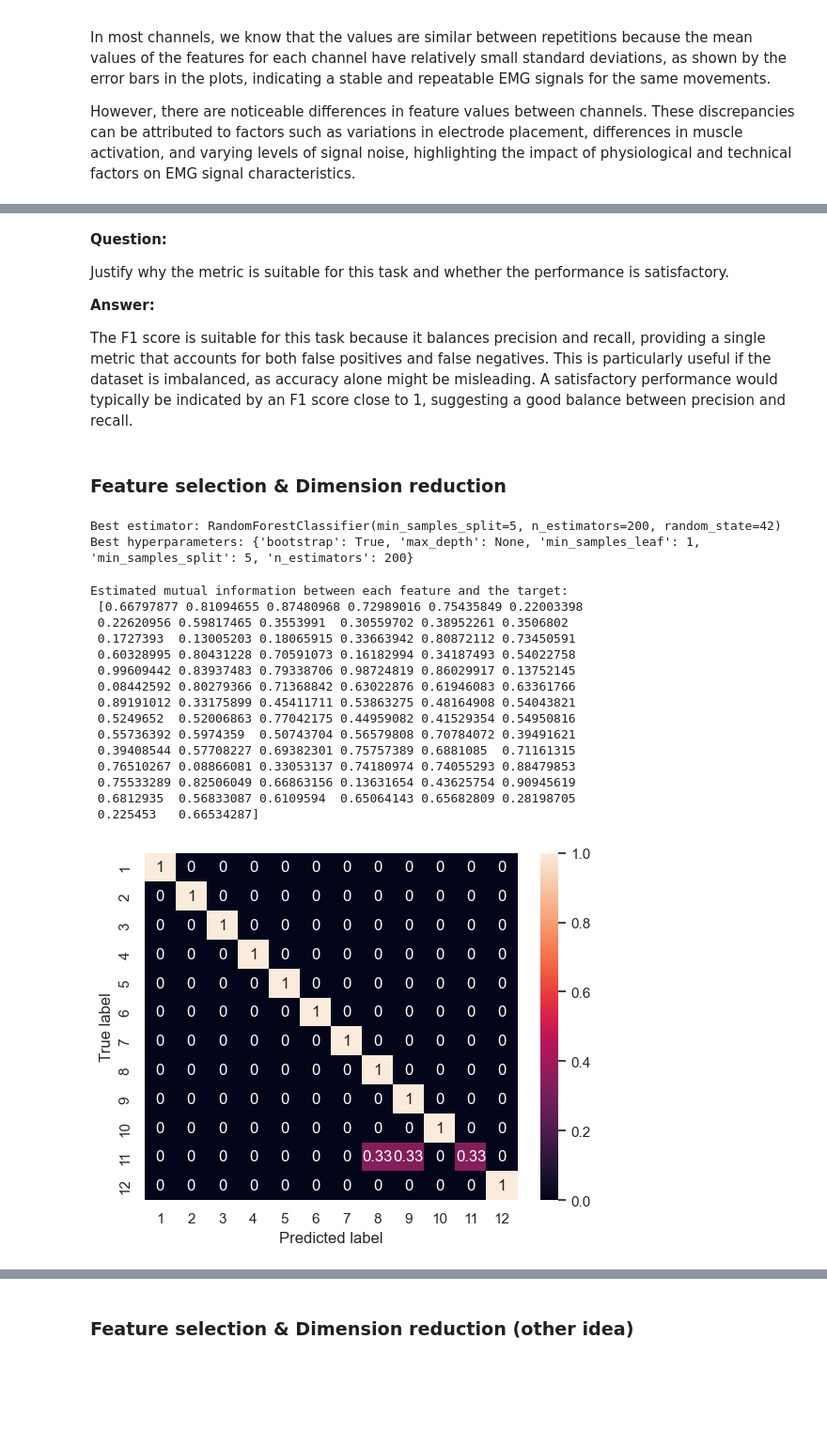
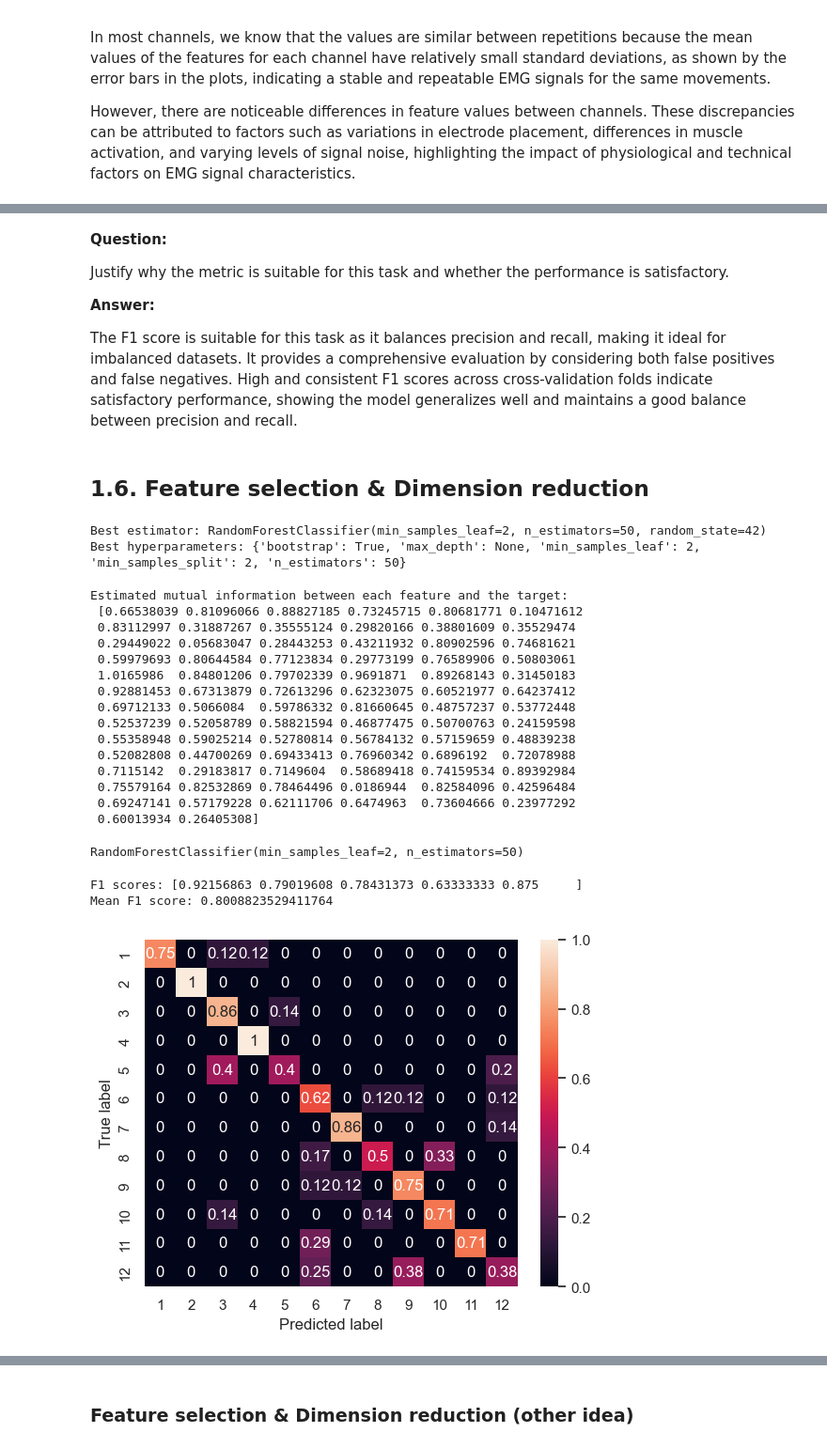
Before and after one commit to MetthewB/NSSP_Project2, a Jupyter notebook: scripts/part1.ipynb, the cells around one changed output, grey strips where cells are left out. Shown at 94% size. Cells and saved outputs as stored; diff of their text form; code cells hidden in the pictures; blank space fills up the shorter version.

Commit message:
Updated features and classification

```diff
--- a/scripts/part1.ipynb
+++ b/scripts/part1.ipynb
@@ -69,0 +32,5 @@ dict_keys(['__header__', '__version__', '__globals__', 'subject', 'exercise', 's
+# %%
+base_zip_path = '../data/'
+extraction_dir = '../data/'
+subject_num = 2
+emg, stimulus, repetition = extract_and_load_mat_files(base_zip_path, extraction_dir, subject_num)
@@ -277,7 +260,7 @@ dataset, labels = build_dataset_from_ninapro(
     emg=emg,
     stimulus=stimulus,
     repetition=repetition,
-    features=[mav, std, maxav, rms, wl, ssc, mean_frequency, total_power],
+    features=[mav, std, maxav, rms, wl, ssc, dft_energy, median_frequency],
 )
 
 print(f"Dataset dimension: {dataset.shape}")
@@ -458,28 +435,28 @@ Justify why the metric is suitable for this task and whether the performance is
 
 **Answer:**
 
-The F1 score is suitable for this task because it balances precision and recall, providing a single metric that accounts for both false positives and false negatives. This is particularly useful if the dataset is imbalanced, as accuracy alone might be misleading. A satisfactory performance would typically be indicated by an F1 score close to 1, suggesting a good balance between precision and recall.
+The F1 score is suitable for this task as it balances precision and recall, making it ideal for imbalanced datasets. It provides a comprehensive evaluation by considering both false positives and false negatives. High and consistent F1 scores across cross-validation folds indicate satisfactory performance, showing the model generalizes well and maintains a good balance between precision and recall.
 # %% [markdown]
-### Feature selection & Dimension reduction
+## 1.6. Feature selection & Dimension reduction
 # %%
 # Define the parameter grid for RandomForestClassifier
 param_grid = {
-    "n_estimators": [50, 100, 200],
-    "max_depth": [None, 10, 20, 30],
+    "n_estimators": [25, 50, 100],
+    "max_depth": [None, 10, 20],
     "min_samples_split": [2, 5, 10],
     "min_samples_leaf": [1, 2, 4],
-    "bootstrap": [True, False]
+    "bootstrap": [True, False],
 }
 
 # Initialize GridSearchCV with RandomForestClassifier
-grid = GridSearchCV(RandomForestClassifier(random_state=42), param_grid, cv=5, n_jobs=-1)
+grid = GridSearchCV(RandomForestClassifier(random_state=42), param_grid)
 grid.fit(X_train_z, y_train)
 
 print(f"Best estimator: {grid.best_estimator_}")
 print(f"Best hyperparameters: {grid.best_params_}")
 # %% [output]
-Best estimator: RandomForestClassifier(min_samples_split=5, n_estimators=200, random_state=42)
-Best hyperparameters: {'bootstrap': True, 'max_depth': None, 'min_samples_leaf': 1, 'min_samples_split': 5, 'n_estimators': 200}
+Best estimator: RandomForestClassifier(min_samples_leaf=2, n_estimators=50, random_state=42)
+Best hyperparameters: {'bootstrap': True, 'max_depth': None, 'min_samples_leaf': 2, 'min_samples_split': 2, 'n_estimators': 50}
 # %%
 # Calculate mutual information between each feature and the target variable.
 mutual_info = mutual_info_classif(X_train_z, y_train)
@@ -494,38 +471,48 @@ X_train_best = k_best.transform(X_train_z)
 X_test_best = k_best.transform(X_test_z)
 
 # Train the RandomForestClassifier with the selected features.
-clf = RandomForestClassifier(**grid.best_params_)  # Use the best parameters found before
-clf.fit(X_train_best, y_train)
-
-# Predict the labels for the test set using the trained model.
-y_pred = clf.predict(X_test_best)
+clf_best = RandomForestClassifier(**grid.best_params_)  # Use the best parameters found before
+clf_best.fit(X_train_best, y_train)
 # %% [output]
 Estimated mutual information between each feature and the target:
- [0.66797877 0.81094655 0.87480968 0.72989016 0.75435849 0.22003398
- 0.22620956 0.59817465 0.3553991  0.30559702 0.38952261 0.3506802
- 0.1727393  0.13005203 0.18065915 0.33663942 0.80872112 0.73450591
- 0.60328995 0.80431228 0.70591073 0.16182994 0.34187493 0.54022758
- 0.99609442 0.83937483 0.79338706 0.98724819 0.86029917 0.13752145
- 0.08442592 0.80279366 0.71368842 0.63022876 0.61946083 0.63361766
- 0.89191012 0.33175899 0.45411711 0.53863275 0.48164908 0.54043821
- 0.5249652  0.52006863 0.77042175 0.44959082 0.41529354 0.54950816
- 0.55736392 0.5974359  0.50743704 0.56579808 0.70784072 0.39491621
- 0.39408544 0.57708227 0.69382301 0.75757389 0.6881085  0.71161315
- 0.76510267 0.08866081 0.33053137 0.74180974 0.74055293 0.88479853
- 0.75533289 0.82506049 0.66863156 0.13631654 0.43625754 0.90945619
- 0.6812935  0.56833087 0.6109594  0.65064143 0.65682809 0.28198705
- 0.225453   0.66534287]
+ [0.66538039 0.81096066 0.88827185 0.73245715 0.80681771 0.10471612
+ 0.83112997 0.31887267 0.35555124 0.29820166 0.38801609 0.35529474
+ 0.29449022 0.05683047 0.28443253 0.43211932 0.80902596 0.74681621
+ 0.59979693 0.80644584 0.77123834 0.29773199 0.76589906 0.50803061
+ 1.0165986  0.84801206 0.79702339 0.9691871  0.89268143 0.31450183
+ 0.92881453 0.67313879 0.72613296 0.62323075 0.60521977 0.64237412
+ 0.69712133 0.5066084  0.59786332 0.81660645 0.48757237 0.53772448
+ 0.52537239 0.52058789 0.58821594 0.46877475 0.50700763 0.24159598
+ 0.55358948 0.59025214 0.52780814 0.56784132 0.57159659 0.48839238
+ 0.52082808 0.44700269 0.69433413 0.76960342 0.6896192  0.72078988
+ 0.7115142  0.29183817 0.7149604  0.58689418 0.74159534 0.89392984
+ 0.75579164 0.82532869 0.78464496 0.0186944  0.82584096 0.42596484
+ 0.69247141 0.57179228 0.62111706 0.6474963  0.73604666 0.23977292
+ 0.60013934 0.26405308]
+RandomForestClassifier(min_samples_leaf=2, n_estimators=50)
 # %%
-# Create a confusion matrix to visualize the performance of the classification model.
-confmat = confusion_matrix(y_test, y_pred, normalize="true")
+# Perform cross-validation and get predictions
+y_pred_best_cv = cross_val_predict(clf_best, X_train_best, y_train, cv=5)
 
-# Plot the confusion matrix using a heatmap for better visualization.
+# Calculate the confusion matrix
+confmat = confusion_matrix(y_train, y_pred_best_cv, normalize="true")
+
+# Calculate the F1 score for each fold
+f1_scores = cross_val_score(clf_best, X_train_best, y_train, cv=5, scoring='f1_weighted')
+
+# Print the F1 scores
+print(f"F1 scores: {f1_scores}")
+print(f"Mean F1 score: {np.mean(f1_scores)}")
+
+# Plot the confusion matrix
 fig, ax = plt.subplots()
 sns.heatmap(confmat, annot=True, ax=ax)
 ax.set_ylabel("True label")
 ax.set_xlabel("Predicted label")
 ax.set_xticklabels(range(1, len(confmat) + 1))
 ax.set_yticklabels(range(1, len(confmat) + 1))
 plt.show()
 # %% [output]
+F1 scores: [0.92156863 0.79019608 0.78431373 0.63333333 0.875     ]
+Mean F1 score: 0.8008823529411764
-[figure, old version]
+[figure, new version]
```
Also changed, not shown: parts of 37 cells of this notebook, 1 other file.
